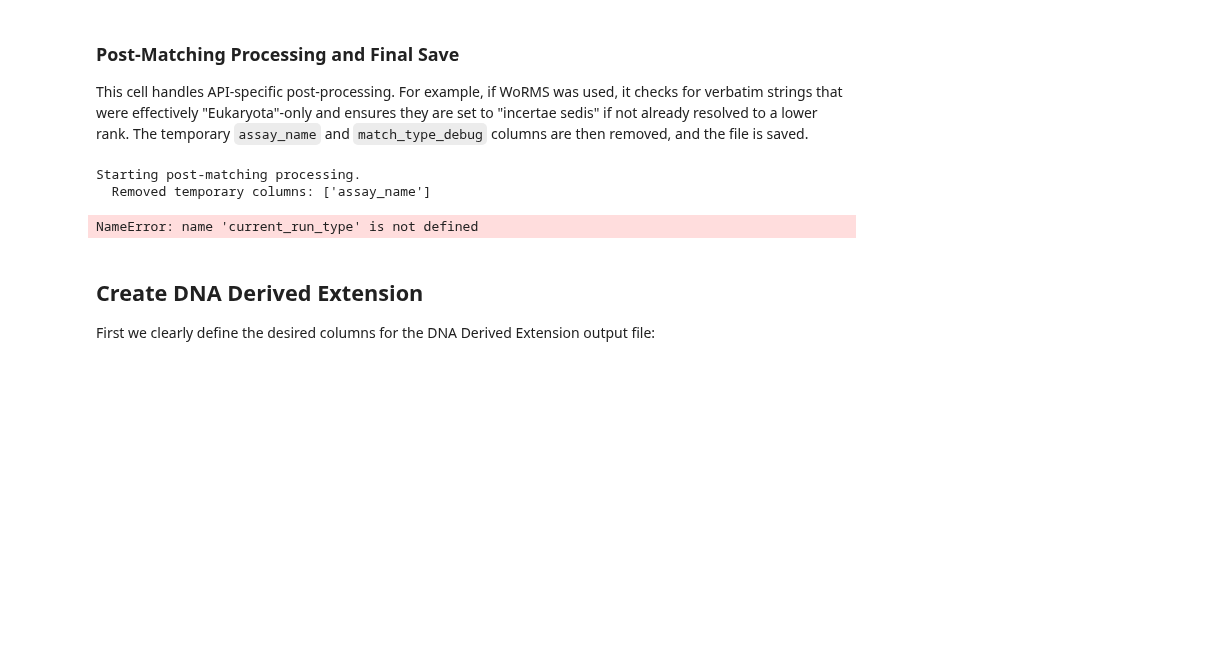
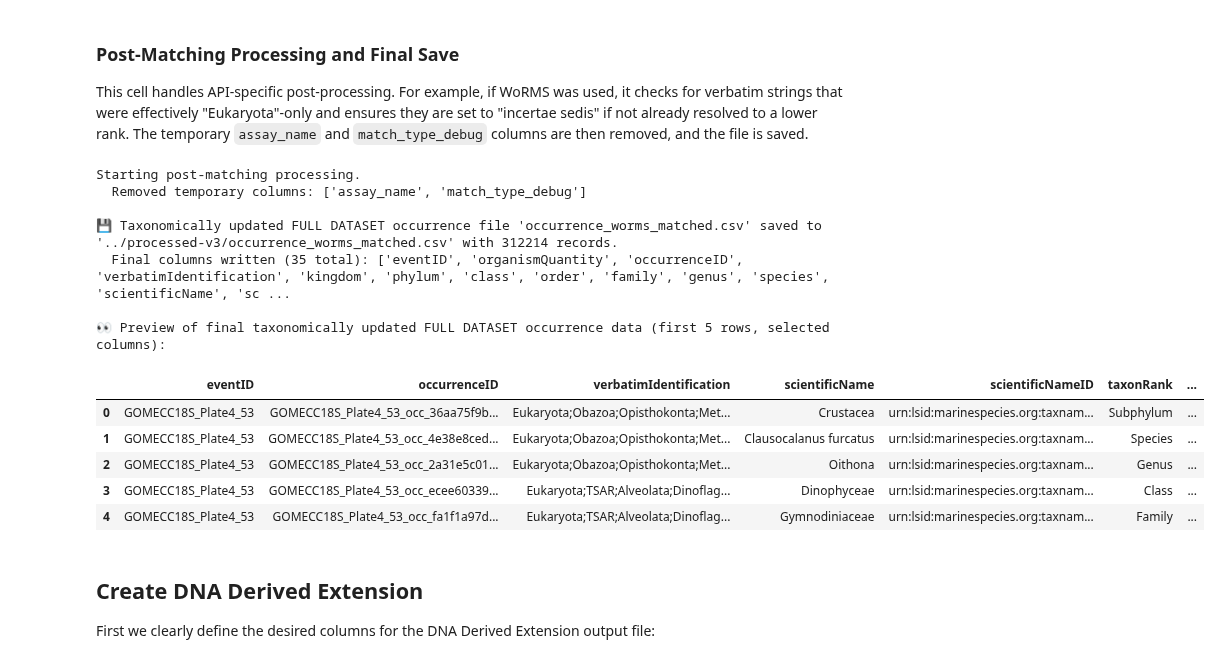
Before and after one commit to aomlomics/edna2obis, a Jupyter notebook: src-v3/edna2obis_conversion_code_v3.ipynb, the cells around one changed output. Drawn from its saved outputs; the diff is of its cells as text; code cells hidden in the pictures; blank space fills up the shorter version.

```diff
--- a/src-v3/edna2obis_conversion_code_v3.ipynb
+++ b/src-v3/edna2obis_conversion_code_v3.ipynb
@@ -1543,14 +1571,7 @@ else:
     api_source_used = params.get('taxonomic_api_source', 'UnknownAPI') # Get from params
 
     # --- Handle "Eukaryota"-only verbatim strings specifically after WoRMS matching ---
-    # This logic is simplified here. The matching script itself tries to be robust.
-    # However, a final check can be useful.
     if api_source_used == 'WoRMS':
-        # Example condition: if scientificName is 'Eukaryota' and taxonRank is 'kingdom' (or similar high rank)
-        # after matching, and the original verbatim was simple like "Eukaryota", convert to "incertae sedis".
-        # This specific rule might need more nuanced conditions based on your actual WoRMS script's behavior.
-
-        # A more robust check for "effectively Eukaryota only" verbatim strings that resulted in high-level Eukaryota match:
         eukaryota_verbatim_mask = pd.Series([False] * len(occ_df_matched_with_api), index=occ_df_matched_with_api.index)
         if 'verbatimIdentification' in occ_df_matched_with_api.columns and \
            'scientificName' in occ_df_matched_with_api.columns and \
@@ -1575,7 +1596,6 @@ else:
 
                     if current_sn == 'eukaryota' and current_tr in high_ranks:
                         eukaryota_verbatim_mask[index] = True
-                    # Also, if WoRMS already returned incertae sedis for such a string, ensure it's standardized.
                     elif current_sn == 'incertae sedis' and is_effectively_eukaryota_only_verbatim:
                          eukaryota_verbatim_mask[index] = True
 
@@ -1604,12 +1624,10 @@ else:
         occ_df_matched_with_api.drop(columns=columns_to_drop_final, inplace=True, errors='ignore')
         print(f"  Removed temporary columns: {columns_to_drop_final}")
 
-    # --- Define final column order (should match DESIRED_OCCURRENCE_COLUMNS_IN_ORDER from Cell 28, *without* 'assay_name') ---
-    # This list is defined in your cell 28 (occurrence core generation)
-    # We re-use it here, excluding 'assay_name' if it was present.
+    # --- Define final column order ---
     if 'DESIRED_OCCURRENCE_COLUMNS_IN_ORDER' in globals():
         final_dwc_columns_ordered_post_match = [col for col in DESIRED_OCCURRENCE_COLUMNS_IN_ORDER if col != 'assay_name']
-    else: # Fallback if the list isn't found (shouldn't happen if cell 28 ran)
+    else:
         print("Warning: DESIRED_OCCURRENCE_COLUMNS_IN_ORDER not found. Using columns present in DataFrame.")
         final_dwc_columns_ordered_post_match = occ_df_matched_with_api.columns.tolist()
 
@@ -1620,39 +1638,47 @@ else:
             print(f"  Warning: Final column '{col}' was missing from matched data and added as NA.")
 
     occ_df_final_output = occ_df_matched_with_api.reindex(columns=final_dwc_columns_ordered_post_match)
 
     # --- Save the final, taxonomically enriched occurrence file ---
-    # Filename depends on whether it was a subset or full run for clarity
-    file_prefix = "occurrence_SUBSET" if current_run_type == "SUBSET" else "occurrence"
-    final_occurrence_filename = f"{file_prefix}_{api_source_used.lower()}_matched.csv"
+    final_occurrence_filename = f"occurrence_{api_source_used.lower()}_matched.csv"
 
-    # Ensure params['output_dir'] is a valid path
     output_directory_for_save = params.get('output_dir', "../processed-v3/")
     if not isinstance(output_directory_for_save, str): # Safeguard
         output_directory_for_save = "../processed-v3/"
     os.makedirs(output_directory_for_save, exist_ok=True) # Ensure directory exists
 
     final_output_path = os.path.join(output_directory_for_save, final_occurrence_filename)
 
     try:
         occ_df_final_output.to_csv(final_output_path, index=False, na_rep='')
+        # The `current_run_type` variable is defined in the previous cell and is used here.
         print(f"\n💾 Taxonomically updated {current_run_type} occurrence file '{final_occurrence_filename}' saved to '{final_output_path}' with {len(occ_df_final_output)} records.")
         print(f"  Final columns written ({len(occ_df_final_output.columns)} total): {occ_df_final_output.columns.tolist()}")
 
         print(f"\n👀 Preview of final taxonomically updated {current_run_type} occurrence data (first 5 rows, selected columns):")
         preview_cols_final = ['eventID', 'occurrenceID', 'verbatimIdentification',
                               'scientificName', 'scientificNameID', 'taxonRank', 'nameAccordingTo'] + DWC_RANKS_STD
         display_cols_final = [col for col in preview_cols_final if col in occ_df_final_output.columns]
         display(occ_df_final_output[display_cols_final].head())
 
     except Exception as e:
         print(f"  ❌ ERROR saving final taxonomically updated {current_run_type} occurrence file: {str(e)}")
         import traceback
         print(traceback.format_exc())
 # %% [output]
 Starting post-matching processing.
-  Removed temporary columns: ['assay_name']
+  Removed temporary columns: ['assay_name', 'match_type_debug']
+
+💾 Taxonomically updated FULL DATASET occurrence file 'occurrence_worms_matched.csv' saved to '../processed-v3/occurrence_worms_matched.csv' with 312214 records.
+  Final columns written (35 total): ['eventID', 'organismQuantity', 'occurrenceID', 'verbatimIdentification', 'kingdom', 'phylum', 'class', 'order', 'family', 'genus', 'species', 'scientificName', 'sc ...
+
+👀 Preview of final taxonomically updated FULL DATASET occurrence data (first 5 rows, selected columns):
-NameError: name 'current_run_type' is not defined
+|  | eventID | occurrenceID | verbatimIdentification | scientificName | scientificNameID | taxonRank | ... |
+| 0 | GOMECC18S_Plate4_53 | GOMECC18S_Plate4_53_occ_36aa75f9b... | Eukaryota;Obazoa;Opisthokonta;Met... | Crustacea | urn:lsid:marinespecies.org:taxnam... | Subphylum | ... |
+| 1 | GOMECC18S_Plate4_53 | GOMECC18S_Plate4_53_occ_4e38e8ced... | Eukaryota;Obazoa;Opisthokonta;Met... | Clausocalanus furcatus | urn:lsid:marinespecies.org:taxnam... | Species | ... |
+| 2 | GOMECC18S_Plate4_53 | GOMECC18S_Plate4_53_occ_2a31e5c01... | Eukaryota;Obazoa;Opisthokonta;Met... | Oithona | urn:lsid:marinespecies.org:taxnam... | Genus | ... |
+| 3 | GOMECC18S_Plate4_53 | GOMECC18S_Plate4_53_occ_ecee60339... | Eukaryota;TSAR;Alveolata;Dinoflag... | Dinophyceae | urn:lsid:marinespecies.org:taxnam... | Class | ... |
+| 4 | GOMECC18S_Plate4_53 | GOMECC18S_Plate4_53_occ_fa1f1a97d... | Eukaryota;TSAR;Alveolata;Dinoflag... | Gymnodiniaceae | urn:lsid:marinespecies.org:taxnam... | Family | ... |
 # %% [markdown]
 ## Create DNA Derived Extension
 
```
Also changed, not shown: parts of 2 cells of this notebook, 1 other file.
